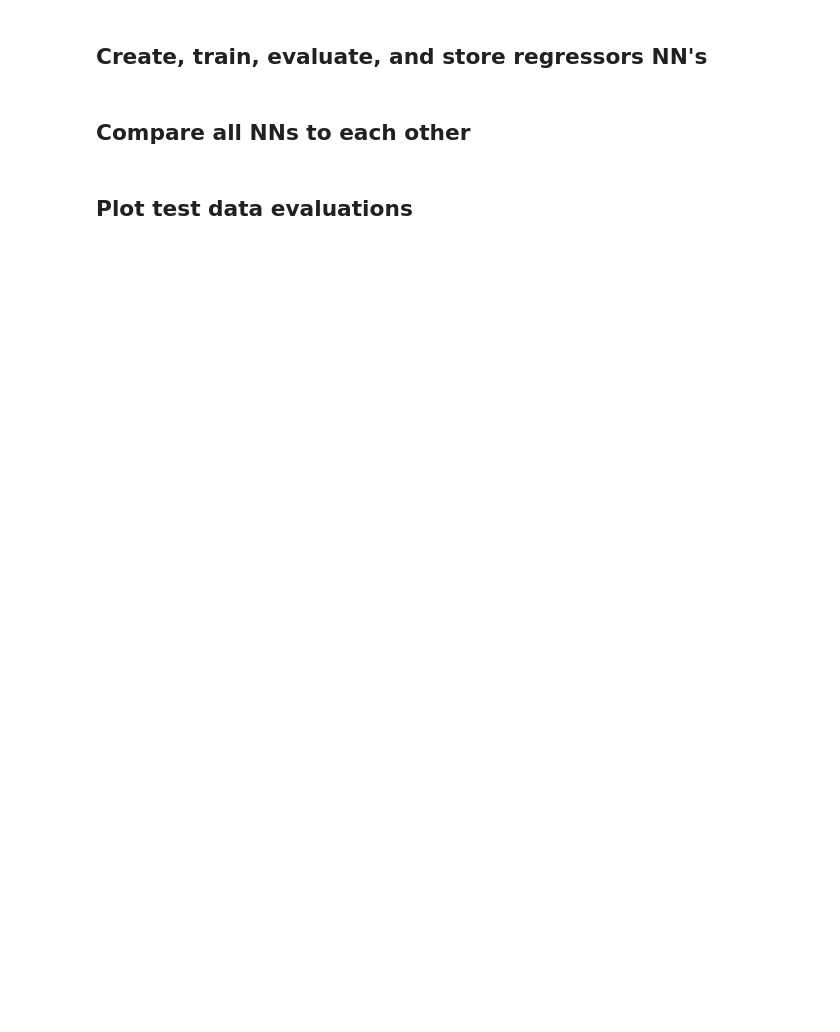
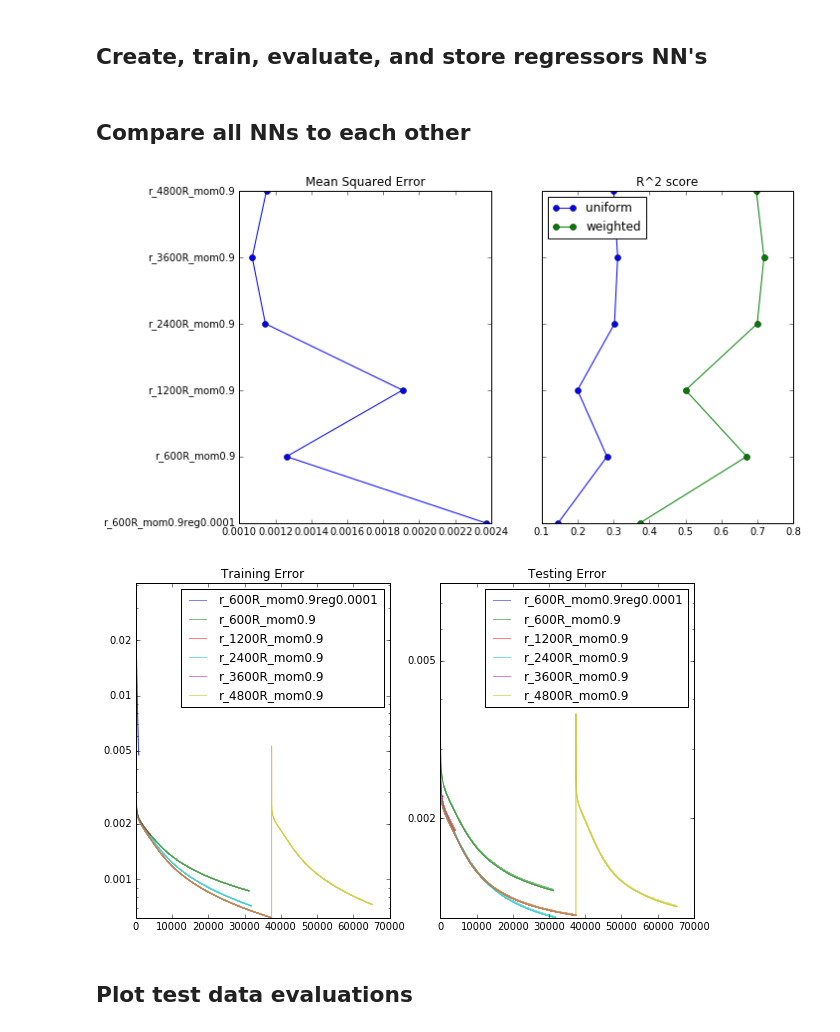
Before and after one commit to jgdwyer/ML-convection, a Jupyter notebook: Neural Network Workbook.ipynb, the cells around one changed output. Drawn from its saved outputs; the diff is of its cells as text; code cells hidden in the pictures; blank space fills up the shorter version.

```diff
--- a/Neural Network Workbook.ipynb
+++ b/Neural Network Workbook.ipynb
@@ -67,22 +70,26 @@ if write_nn_to_netcdf:
 # %%
 # Initialize regressors
 from importlib import reload
 reload(nntrain)
 trained_regressors = ['r_600R_mom0.9reg0.0001','r_600R_mom0.9',
-                      'r_1200R_mom0.9','r_2400R_mom0.9']
+                      'r_1200R_mom0.9','r_2400R_mom0.9','r_3600R_mom0.9',
+                     'r_4800R_mom0.9']
 N_r = len(trained_regressors)
 r_mlp = [0]*N_r
 r_str = [0]*N_r
-r_errors=np.empty((40000,4,N_r))
+r_errors=np.empty((70000,4,N_r))
 r_errors[:]=np.NAN
 
 # Load regressors
 for i,r in enumerate(trained_regressors):
     r_mlp[i], r_str[i], err = pickle.load(open(data_dir + 'regressors/' + r + '.pkl', 'rb'))
     r_errors[:len(err),:,i]      =  err
 # Compare them and plot output
 nntrain.plot_regressors_scores(r_mlp,r_str,x2,y2,fig_dir + 'compare/','r')
 nntrain.plot_model_error_over_time(r_errors, r_str, fig_dir + 'compare/','r')
+# %% [output]
+[figure, added]
+[figure, added]
 # %% [markdown]
 ## Plot test data evaluations
 # %%
```
Also changed, not shown: parts of 9 cells of this notebook, 20 other files.
